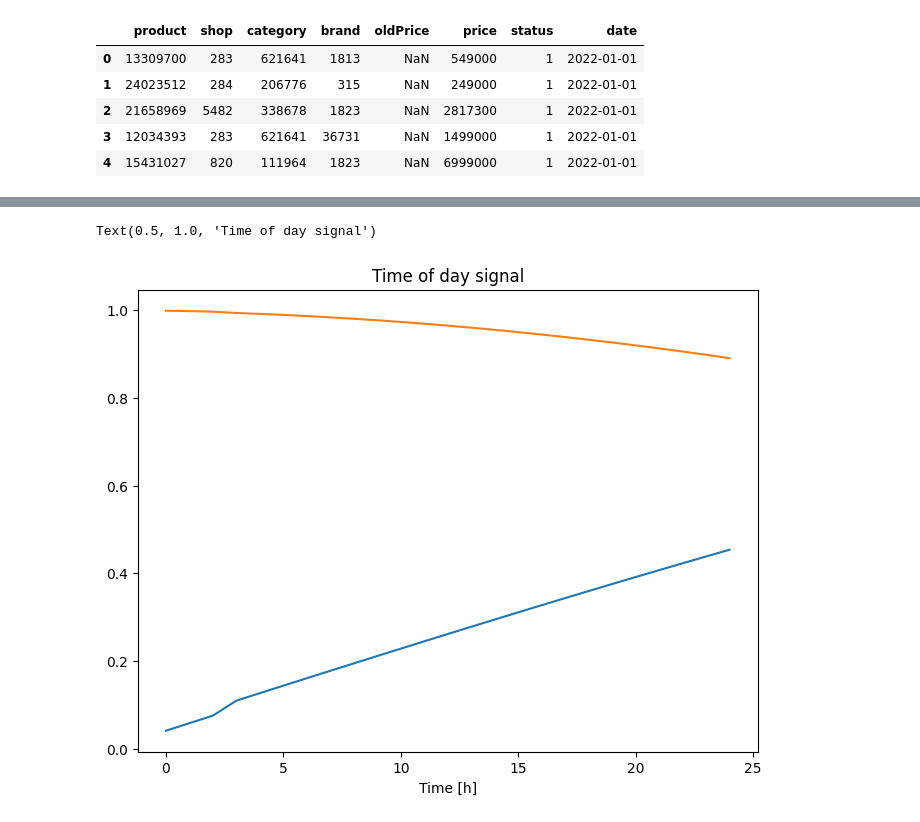
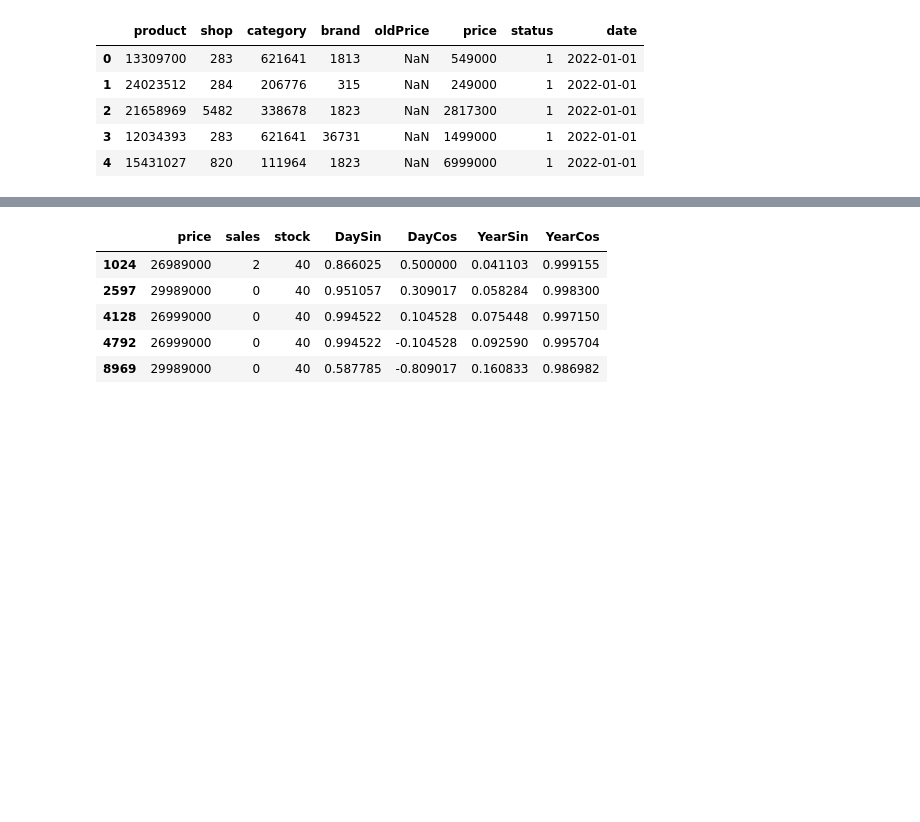
Before and after one commit to MEHovick/time-rows, a Jupyter notebook: TimeRows.ipynb, the cells around one changed output, grey strips where cells are left out. Drawn from its saved outputs; the diff is of its cells as text; code cells hidden in the pictures; blank space fills up the shorter version.

```diff
--- a/TimeRows.ipynb
+++ b/TimeRows.ipynb
@@ -80,18 +72,22 @@ def get_shop_product(csv, shop, product, category, brand):
     return csv, date_time
 # %%
-csv_sp, date_time = get_shop_product(csv, shop=1820, product=12544335, category=111932, brand=793)
+csv_sp, date_time = get_shop_product(csv, product=29098596, shop=528, category=112008, brand=368)
 timestamp_s = date_time.map(pd.Timestamp.timestamp)
 
 month = 24*60*60*30
 year = (365.2425)*month/30
 csv_sp = csv_sp.assign(DaySin=np.sin(timestamp_s * (2 * np.pi / month)))
 csv_sp = csv_sp.assign(DayCos=np.cos(timestamp_s * (2 * np.pi / month)))
 csv_sp = csv_sp.assign(YearSin=np.sin(timestamp_s * (2 * np.pi / year)))
 csv_sp = csv_sp.assign(YearCos=np.cos(timestamp_s * (2 * np.pi / year)))
 csv_sp.head()
 # %% [output]
-Text(0.5, 1.0, 'Time of day signal')
-[figure, removed]
+|  | price | sales | stock | DaySin | DayCos | YearSin | YearCos |
+| 1024 | 26989000 | 2 | 40 | 0.866025 | 0.500000 | 0.041103 | 0.999155 |
+| 2597 | 29989000 | 0 | 40 | 0.951057 | 0.309017 | 0.058284 | 0.998300 |
+| 4128 | 26999000 | 0 | 40 | 0.994522 | 0.104528 | 0.075448 | 0.997150 |
+| 4792 | 26999000 | 0 | 40 | 0.994522 | -0.104528 | 0.092590 | 0.995704 |
+| 8969 | 29989000 | 0 | 40 | 0.587785 | -0.809017 | 0.160833 | 0.986982 |
 # %%
 column_indices = {name: i for i, name in enumerate(csv_sp.columns)}
 
```
Also changed, not shown: parts of 22 cells of this notebook.
